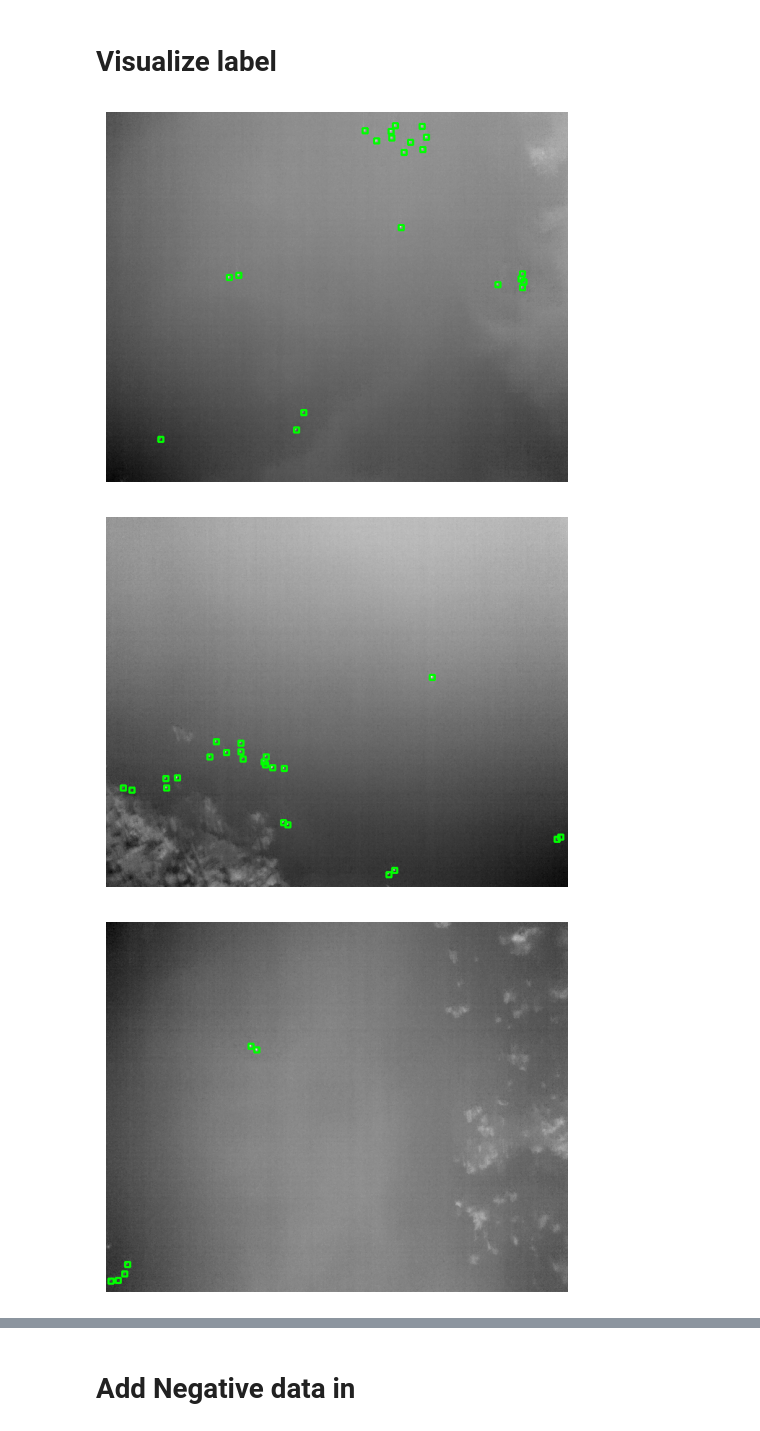
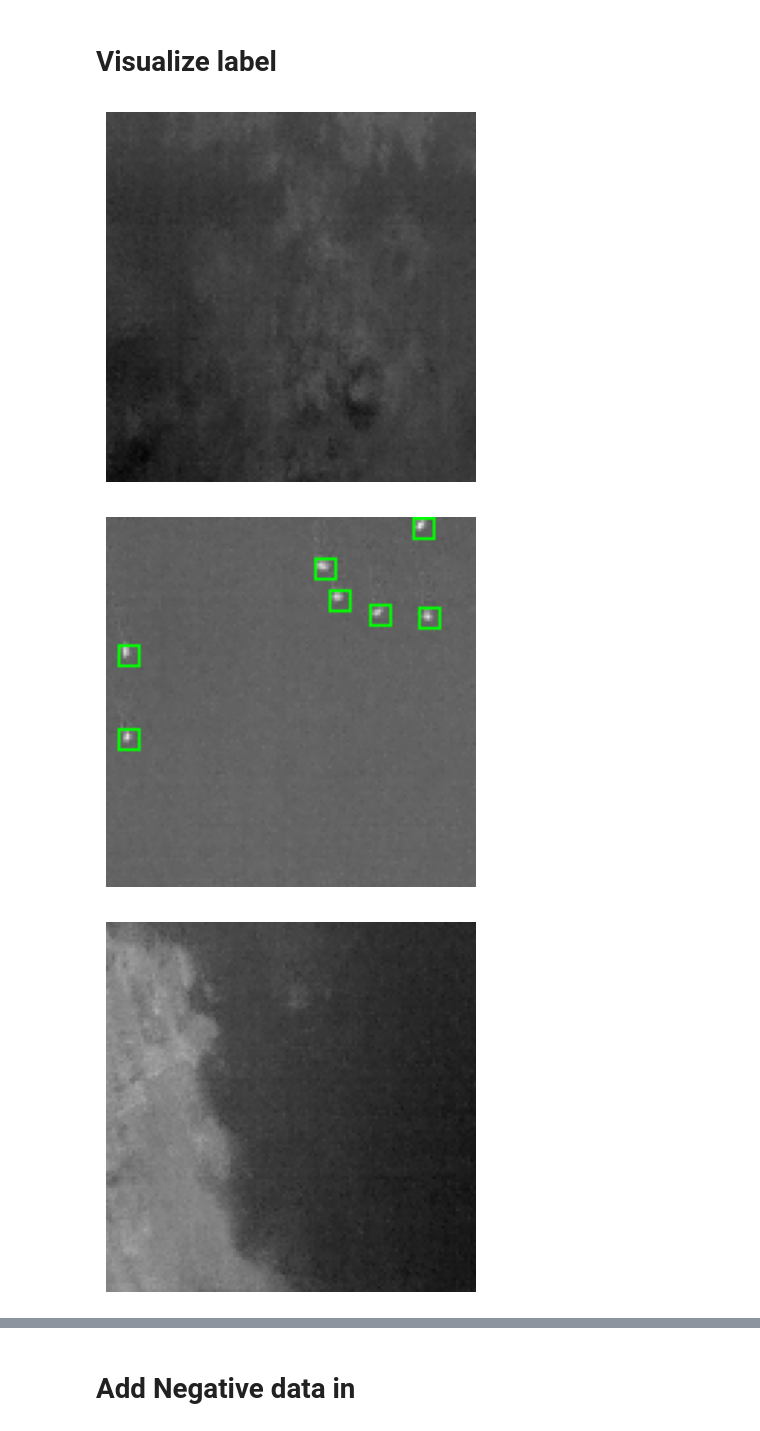
Before and after one commit to Horizon-42/waterfowl_detect, a Jupyter notebook: data_set.ipynb, the cells around one changed output, grey strips where cells are left out. Drawn from its saved outputs; the diff is of its cells as text; code cells hidden in the pictures.

```diff
--- a/data_set.ipynb
+++ b/data_set.ipynb
@@ -158,36 +197,39 @@ TypeError: process_dataset_and_tile() missing 1 required positional argument: 'r
 # %%
 import matplotlib.pyplot as plt
 import cv2
 
-root_data_dir = "datasets/yolo_coco"
+root_data_dir = "datasets/yolo_tiled_waterfowl_balanced"
 def visualize_sample(image_path, label_path):
     img = cv2.imread(image_path)
     height, width, _ = img.shape
     with open(label_path, 'r') as f:
         lines = f.readlines()
         for line in lines:
             parts = line.strip().split()
             class_id = int(parts[0])
             x_center = float(parts[1]) * width
             y_center = float(parts[2]) * height
             box_width = float(parts[3]) * width
             box_height = float(parts[4]) * height
 
             x1 = int(x_center - box_width / 2)
             y1 = int(y_center - box_height / 2)
             x2 = int(x_center + box_width / 2)
             y2 = int(y_center + box_height / 2)
 
-            cv2.rectangle(img, (x1, y1), (x2, y2), (0, 255, 0), 2)
+            cv2.rectangle(img, (x1, y1), (x2, y2), (0, 255, 0), 1)
     plt.imshow(cv2.cvtColor(img, cv2.COLOR_BGR2RGB))
     plt.axis('off')
     plt.show()
 
-for img_name in val_names[:3]:
-    image_path = os.path.join(root_data_dir, "val", "images", img_name)
-    label_path = os.path.join(root_data_dir, "val", "labels", img_name.replace('.tif', '.txt'))
+# get imagenames
+im_names = os.listdir(os.path.join(root_data_dir, "train", "images"))
+
+for img_name in im_names[:5]:
+    image_path = os.path.join(root_data_dir, "train", "images", img_name)
+    label_path = os.path.join(root_data_dir, "train", "labels", img_name.replace('.tif', '.txt'))
     visualize_sample(image_path, label_path)
 # %% [output]
-[figure, old version]
+[figure, new version]
-[figure, old version]
+[figure, new version]
-[figure, old version]
+[figure, new version]
```
Also changed, not shown: parts of 9 cells of this notebook, 3 other files.
